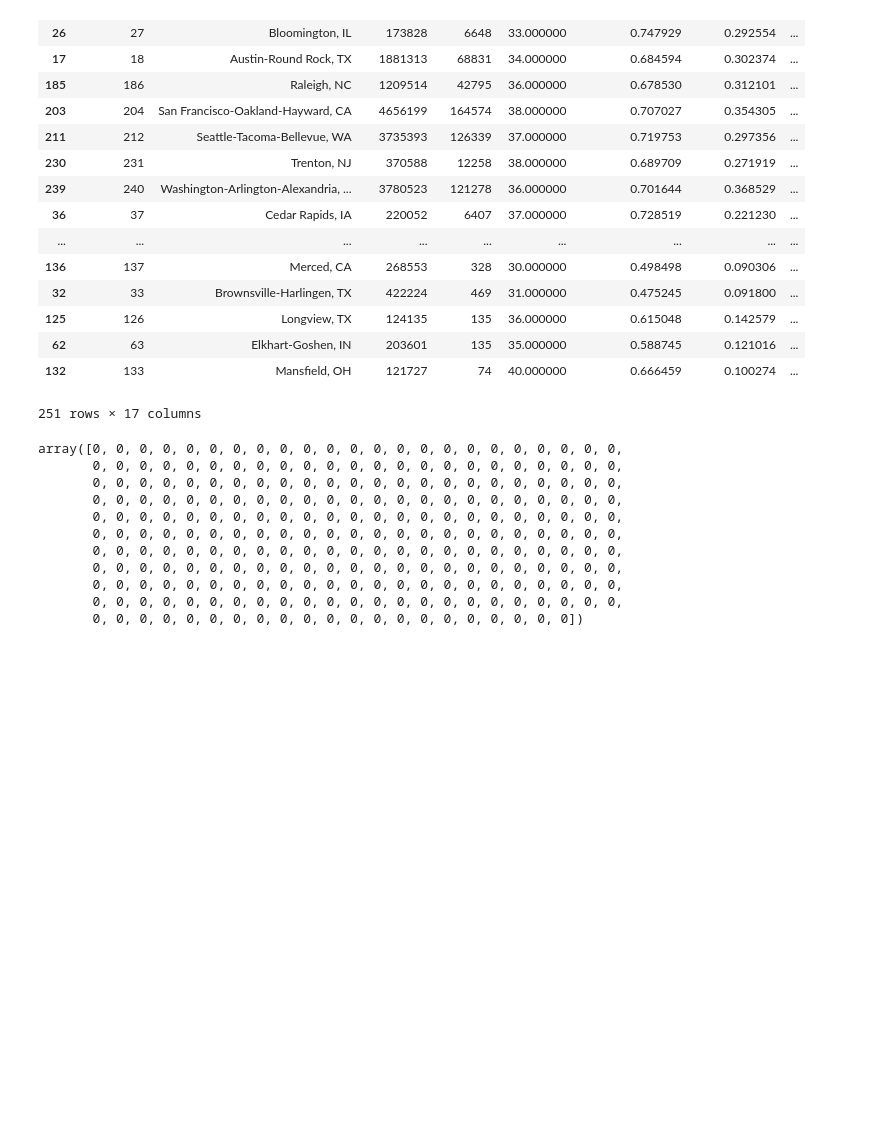
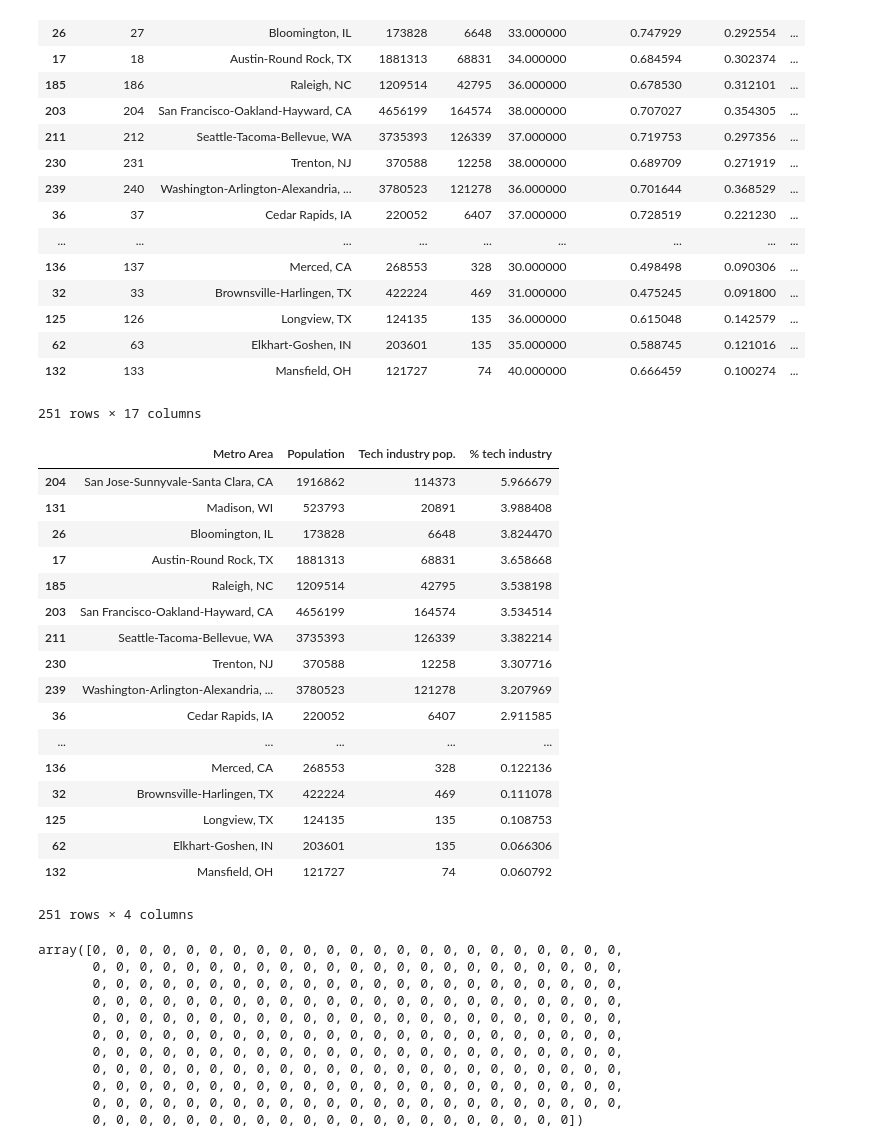
Before and after one commit to kutchko/SiliconSearch, a Jupyter notebook: machine-learning.ipynb, the cells around one changed output. Drawn from its saved outputs; the diff is of its cells as text; code cells hidden in the pictures; blank space fills up the shorter version.

```diff
--- a/machine-learning.ipynb
+++ b/machine-learning.ipynb
@@ -36,6 +36,31 @@ sorted_metro_data
 sorted_metro_data['LogMedianRent'] = np.log(sorted_metro_data['MedianRent'])
 sorted_metro_data['LogMedianHouseValue'] = np.log(sorted_metro_data['MedianHouseValue'])
 sorted_metro_data['LogTotalPeople'] = np.log(sorted_metro_data['TotalPeople'])
+# %%
+df2 = pd.DataFrame(sorted_metro_data[['CBSA', 'TotalPeople', 'TotalTech', 'PercentTech']])
+df2.rename(columns={'CBSA': 'Metro Area', 'TotalPeople': 'Population',
+                   'TotalTech': 'Tech industry pop.', 'PercentTech': '% tech industry'},
+           inplace=True)
+df2
+# %% [output]
+|  | Metro Area | Population | Tech industry pop. | % tech industry |
+| 204 | San Jose-Sunnyvale-Santa Clara, CA | 1916862 | 114373 | 5.966679 |
+| 131 | Madison, WI | 523793 | 20891 | 3.988408 |
+| 26 | Bloomington, IL | 173828 | 6648 | 3.824470 |
+| 17 | Austin-Round Rock, TX | 1881313 | 68831 | 3.658668 |
+| 185 | Raleigh, NC | 1209514 | 42795 | 3.538198 |
+| 203 | San Francisco-Oakland-Hayward, CA | 4656199 | 164574 | 3.534514 |
+| 211 | Seattle-Tacoma-Bellevue, WA | 3735393 | 126339 | 3.382214 |
+| 230 | Trenton, NJ | 370588 | 12258 | 3.307716 |
+| 239 | Washington-Arlington-Alexandria, ... | 3780523 | 121278 | 3.207969 |
+| 36 | Cedar Rapids, IA | 220052 | 6407 | 2.911585 |
+| ... | ... | ... | ... | ... |
+| 136 | Merced, CA | 268553 | 328 | 0.122136 |
+| 32 | Brownsville-Harlingen, TX | 422224 | 469 | 0.111078 |
+| 125 | Longview, TX | 124135 | 135 | 0.108753 |
+| 62 | Elkhart-Goshen, IN | 203601 | 135 | 0.066306 |
+| 132 | Mansfield, OH | 121727 | 74 | 0.060792 |
+251 rows × 4 columns
 # %%
 array2 = sorted_metro_data.as_matrix(['PercentCollege', 'PercentFemale'])
 
```
Also changed, not shown: parts of 1 cell of this notebook, 5 other files.
